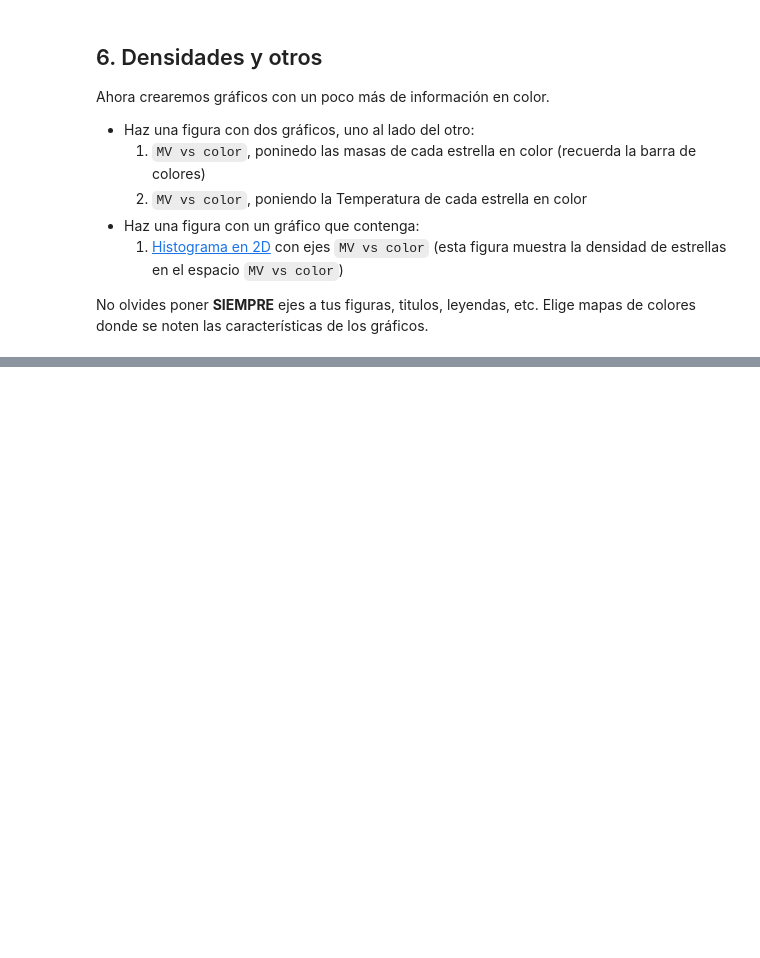
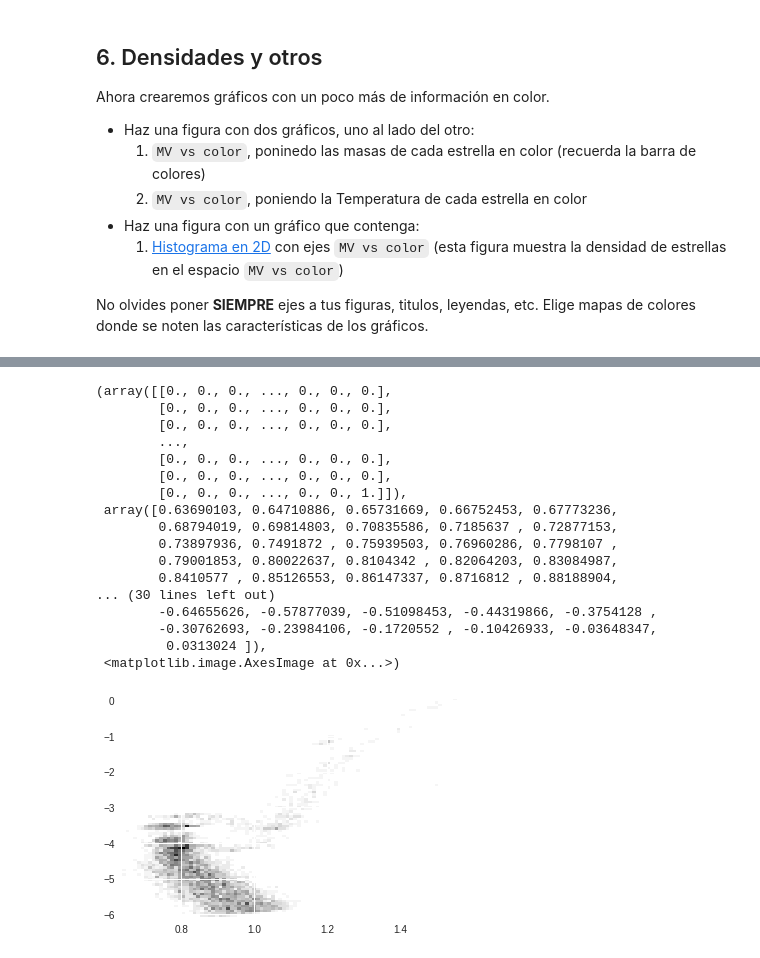
Before and after one commit to DiegoRomanCortes/minitarea2, a Jupyter notebook: minitarea2.ipynb, the cells around one changed output, grey strips where cells are left out. Saved outputs shown, nothing was run; the diff lists cells and outputs as text; code cells hidden in the pictures; blank space fills up the shorter version.

```diff
--- a/minitarea2.ipynb
+++ b/minitarea2.ipynb
@@ -200,2 +202,22 @@ ax[1].legend()
 # %%
 # plot cmd hist2D
+plt.hist2d(color,-MV,bins=90,cmap='binary')
+# %% [output]
+(array([[0., 0., 0., ..., 0., 0., 0.],
+        [0., 0., 0., ..., 0., 0., 0.],
+        [0., 0., 0., ..., 0., 0., 0.],
+        ...,
+        [0., 0., 0., ..., 0., 0., 0.],
+        [0., 0., 0., ..., 0., 0., 0.],
+        [0., 0., 0., ..., 0., 0., 1.]]),
+ array([0.63690103, 0.64710886, 0.65731669, 0.66752453, 0.67773236,
+        0.68794019, 0.69814803, 0.70835586, 0.7185637 , 0.72877153,
+        0.73897936, 0.7491872 , 0.75939503, 0.76960286, 0.7798107 ,
+        0.79001853, 0.80022637, 0.8104342 , 0.82064203, 0.83084987,
+        0.8410577 , 0.85126553, 0.86147337, 0.8716812 , 0.88188904,
+... (30 lines left out)
+        -0.64655626, -0.57877039, -0.51098453, -0.44319866, -0.3754128 ,
+        -0.30762693, -0.23984106, -0.1720552 , -0.10426933, -0.03648347,
+         0.0313024 ]),
+ <matplotlib.image.AxesImage at 0x...>)
+[figure, added]
```
Also changed, not shown: parts of 2 cells of this notebook.
